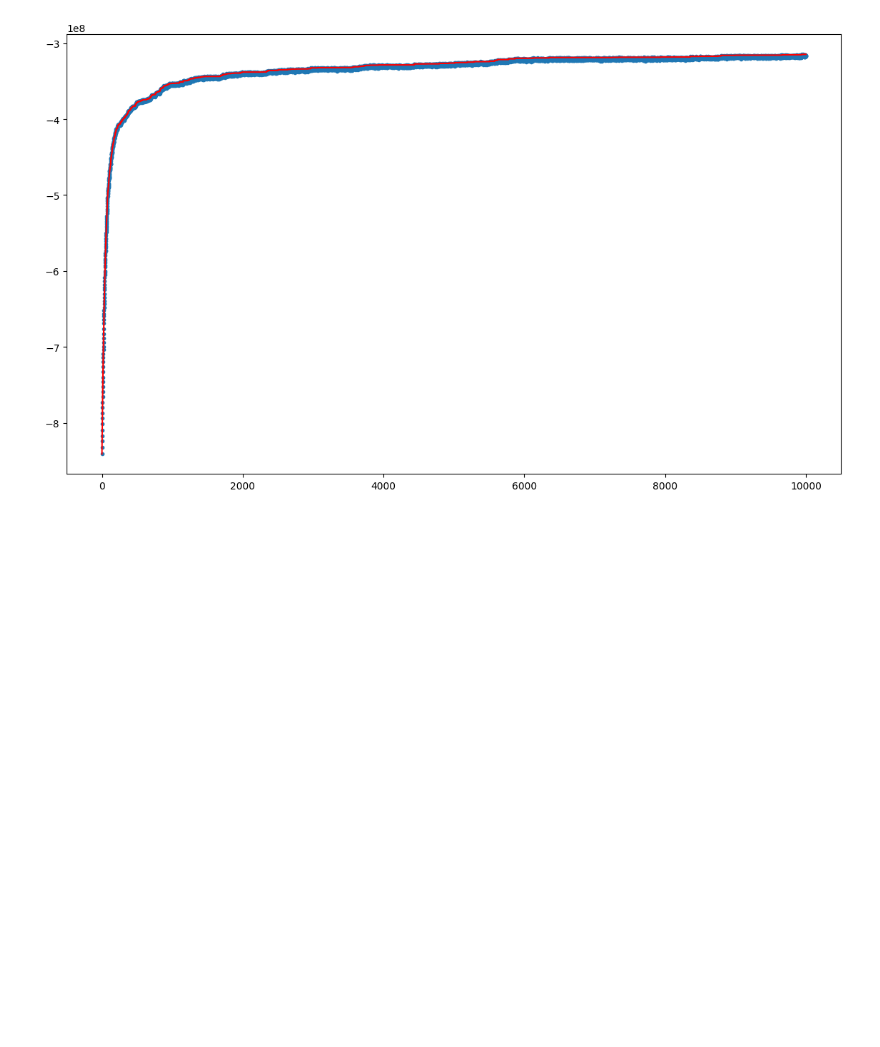
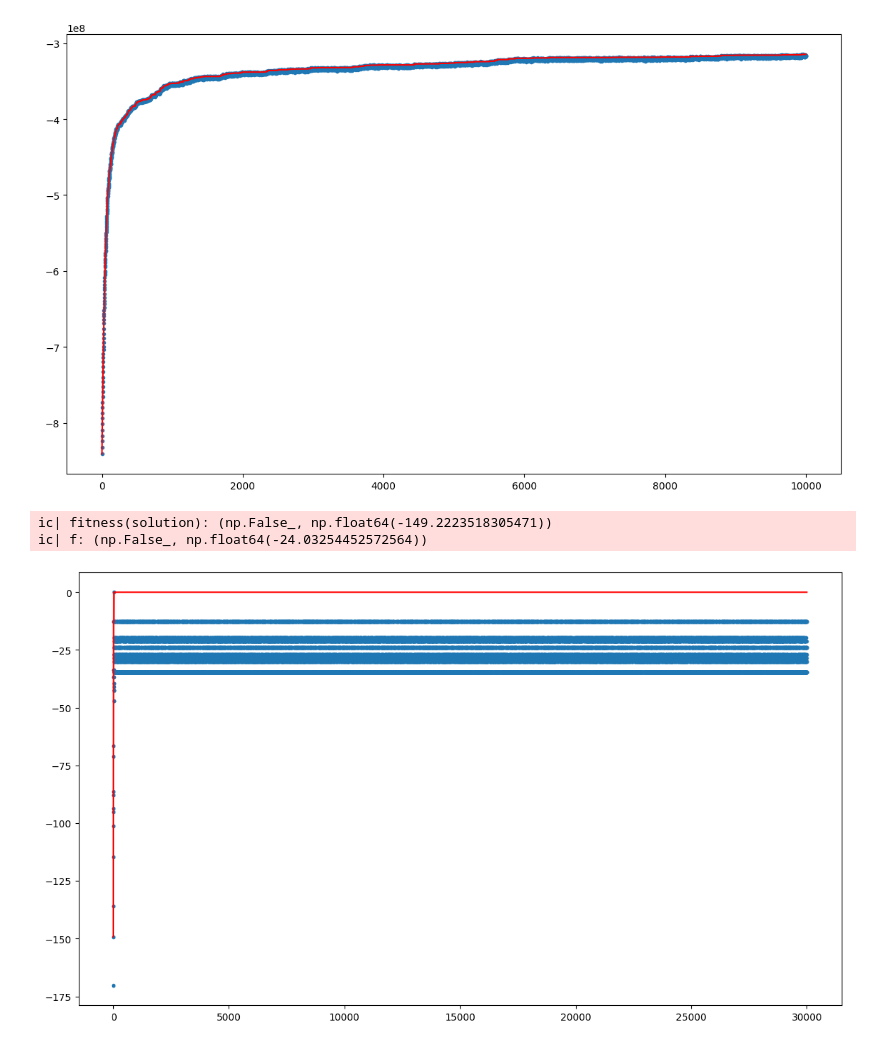
Before and after one commit to UtkuKepir/CI2024_lab1, a Jupyter notebook: set-cover.ipynb, the cells around one changed output. Drawn from its saved outputs; the diff is of its cells as text; code cells hidden in the pictures; blank space fills up the shorter version.

```diff
--- a/set-cover.ipynb
+++ b/set-cover.ipynb
@@ -422,11 +422,10 @@ ic| f: (np.True_, np.float64(-316753946.6048635))
 [figure]
 # %%
 # 1. Instance
-#Note: This instance gives very bad results.
 UNIVERSE_SIZE = 100 #total number of item
 NUM_SETS = 10 #how many sets
 DENSITY = 0.2
-STEP_RANGE = 10_000
+STEP_RANGE = 30_000
 rng = np.random.Generator(np.random.PCG64([UNIVERSE_SIZE, NUM_SETS, int(STEP_RANGE * DENSITY)]))
 
 SETS = np.random.random((NUM_SETS, UNIVERSE_SIZE)) < DENSITY
@@ -442,34 +441,38 @@ def single_mutation(solution: np.ndarray) -> np.ndarray:
     return new_sol
 
 def multiple_mutation(solution: np.ndarray) -> np.ndarray:
-    mask = rng.random(NUM_SETS) < 0.01
+    mask = rng.random(NUM_SETS) < 0.001
     new_sol = np.logical_xor(solution, mask)
     return new_sol
 
 def fitness(solution: np.ndarray):
     return (valid(solution),-cost(solution))
 
-solution = rng.random(NUM_SETS) < 0.9
+solution = rng.random(NUM_SETS) < 0.5
 solution_fitness = fitness(solution)
 history = [float(solution_fitness[1])]
 ic(fitness(solution))
-tweak = multiple_mutation
+tweak = single_mutation
 for steps in range(STEP_RANGE):
     new_solution = tweak(solution)
     f = fitness(new_solution)
     history.append(float(f[1]))
 
 
     if f > solution_fitness:
         solution = new_solution
         solution_fitness = fitness(solution)
         #ic(fitness(solution))
     #ic(fitness(solution))
 ic(f)
 plt.figure(figsize=(14, 8))
 plt.plot(
     range(len(history)),
     list(accumulate(history, max)),
     color="red",
 )
 _ = plt.scatter(range(len(history)), history, marker=".")
+# %% [output]
+ic| fitness(solution): (np.False_, np.float64(-149.2223518305471))
+ic| f: (np.False_, np.float64(-24.03254452572564))
+[figure, added]
```
